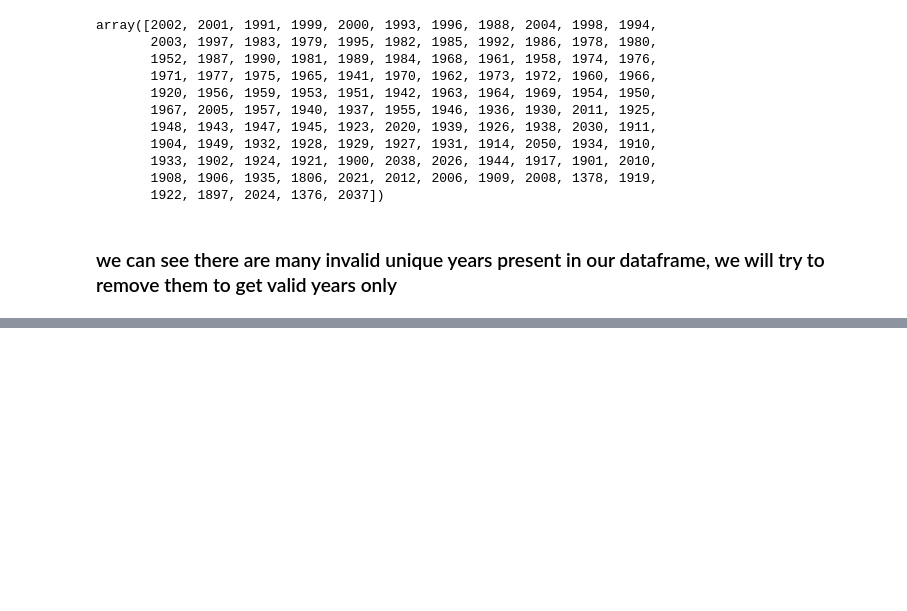
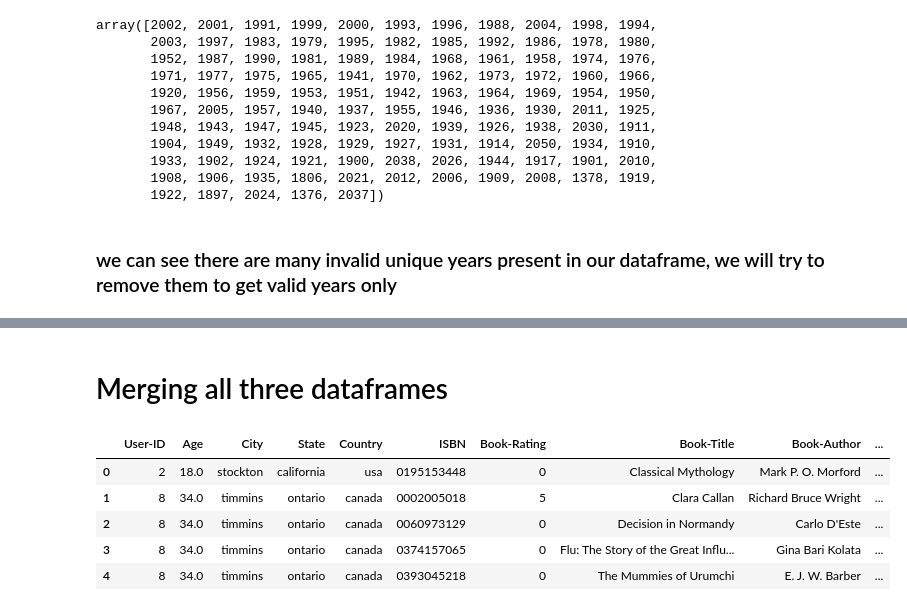
Before and after one commit to MANISH-KUMAR-CODES/Book-Recommendtion-System, a Jupyter notebook: Book_Recommendtion_System.ipynb, the cells around one changed output, grey strips where cells are left out. Saved outputs shown, nothing was run; the diff lists cells and outputs as text; code cells hidden in the pictures; blank space fills up the shorter version.

```diff
--- a/Book_Recommendtion_System.ipynb
+++ b/Book_Recommendtion_System.ipynb
@@ -387,0 +449,15 @@ books_df
+# %% [markdown]
+# Merging all three dataframes
+# %%
+#merging all dataframes
+df = pd.merge(ratings_df , books_df, on='ISBN', how='inner')
+df = pd.merge(user_df,df, on='User-ID', how='inner')
+#checking first few rows
+df.head()
+# %% [output]
+|  | User-ID | Age | City | State | Country | ISBN | Book-Rating | Book-Title | Book-Author | ... |
+| 0 | 2 | 18.0 | stockton | california | usa | 0195153448 | 0 | Classical Mythology | Mark P. O. Morford | ... |
+| 1 | 8 | 34.0 | timmins | ontario | canada | 0002005018 | 5 | Clara Callan | Richard Bruce Wright | ... |
+| 2 | 8 | 34.0 | timmins | ontario | canada | 0060973129 | 0 | Decision in Normandy | Carlo D'Este | ... |
+| 3 | 8 | 34.0 | timmins | ontario | canada | 0374157065 | 0 | Flu: The Story of the Great Influ... | Gina Bari Kolata | ... |
+| 4 | 8 | 34.0 | timmins | ontario | canada | 0393045218 | 0 | The Mummies of Urumchi | E. J. W. Barber | ... |
```
Also changed, not shown: parts of 16 cells of this notebook.
